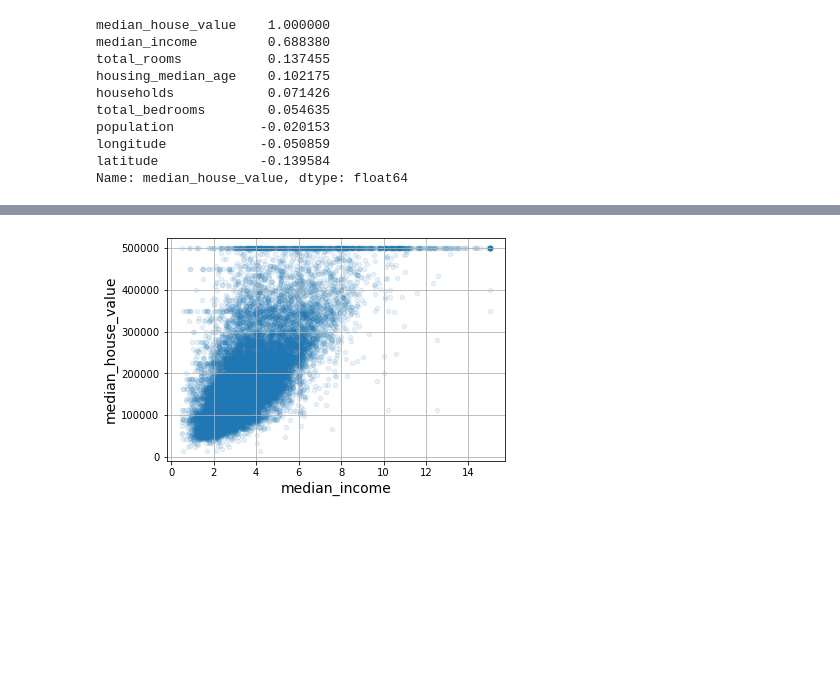
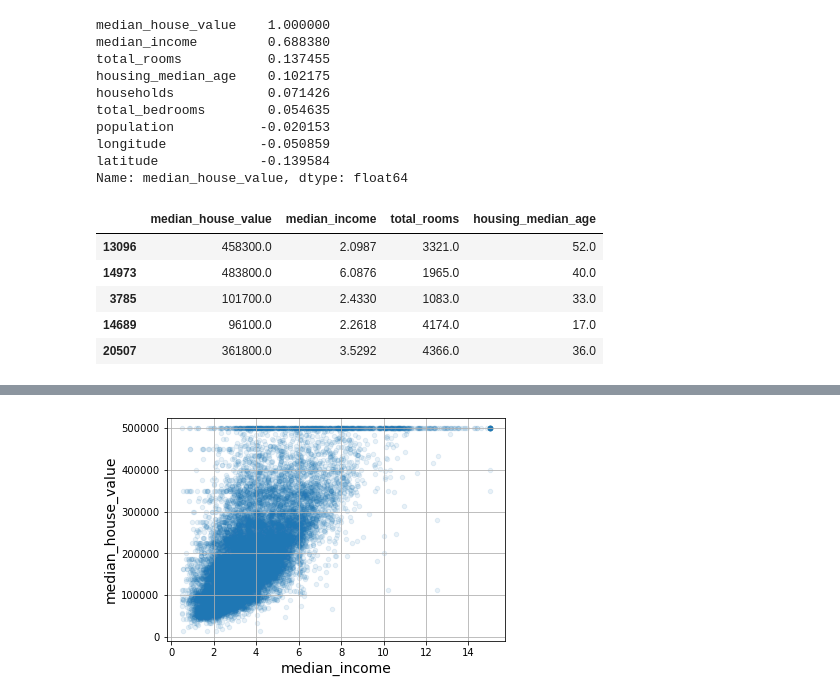
Before and after one commit to natek-1/handson-ml3, a Jupyter notebook: 02_end_to_end_machine_learning_project.ipynb, the cells around one changed output, grey strips where cells are left out. Drawn from its saved outputs; the diff is of its cells as text; code cells hidden in the pictures; blank space fills up the shorter version.

```diff
--- a/02_end_to_end_machine_learning_project.ipynb
+++ b/02_end_to_end_machine_learning_project.ipynb
@@ -353,6 +389,17 @@ population           -0.020153
 longitude            -0.050859
 latitude             -0.139584
 Name: median_house_value, dtype: float64
+# %%
+attributes = ["median_house_value", "median_income", "total_rooms",
+              "housing_median_age"]
+housing[attributes].head()
+# %% [output]
+|  | median_house_value | median_income | total_rooms | housing_median_age |
+| 13096 | 458300.0 | 2.0987 | 3321.0 | 52.0 |
+| 14973 | 483800.0 | 6.0876 | 1965.0 | 40.0 |
+| 3785 | 101700.0 | 2.4330 | 1083.0 | 33.0 |
+| 14689 | 96100.0 | 2.2618 | 4174.0 | 17.0 |
+| 20507 | 361800.0 | 3.5292 | 4366.0 | 36.0 |
 # %%
 from pandas.plotting import scatter_matrix
 
```
Also changed, not shown: parts of 14 cells of this notebook.
